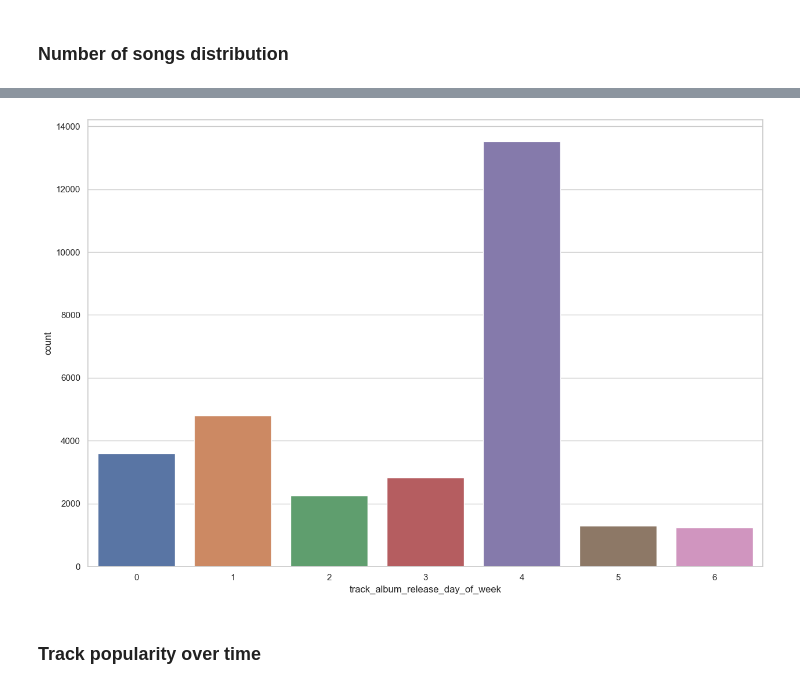
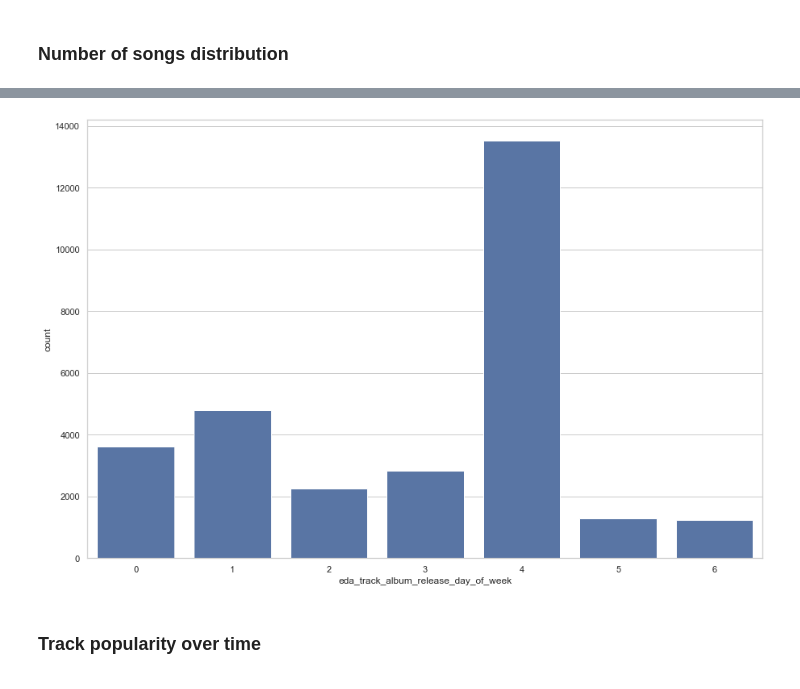
Before and after one commit to McGill-MMA-EnterpriseAnalytics/Spotify-Music, a Jupyter notebook: scratch/eda.ipynb, the cells around one changed output, grey strips where cells are left out. Cells and saved outputs as stored; diff of their text form; code cells hidden in the pictures.

```diff
--- a/scratch/eda.ipynb
+++ b/scratch/eda.ipynb
@@ -349,7 +352,7 @@ eda_day      1708
 dtype: int64
 # %%
 # create feature from track_album_release_date
-data['track_album_release_date'] = pd.to_datetime(data['track_album_release_date'])
+data['track_album_release_date'] = pd.to_datetime(data['track_album_release_date'], format="mixed")
 
 data['eda_track_album_release_year'] = data['track_album_release_date'].dt.year
 data['eda_track_album_release_month'] = data['track_album_release_date'].dt.month
@@ -385,11 +388,11 @@ plt.show()
 # %%
 # plot number of songs released by day of week
 plt.figure(figsize=(15, 10))
-sns.countplot(x='track_album_release_day_of_week', data=data)
+sns.countplot(x='eda_track_album_release_day_of_week', data=data)
 plt.show()
 # %% [output]
 [interactive output not drawn]
-[figure, old version]
+[figure, new version]
 # %% [markdown]
 ### Track popularity over time
 # %%
```
Also changed, not shown: parts of 6 cells of this notebook.
